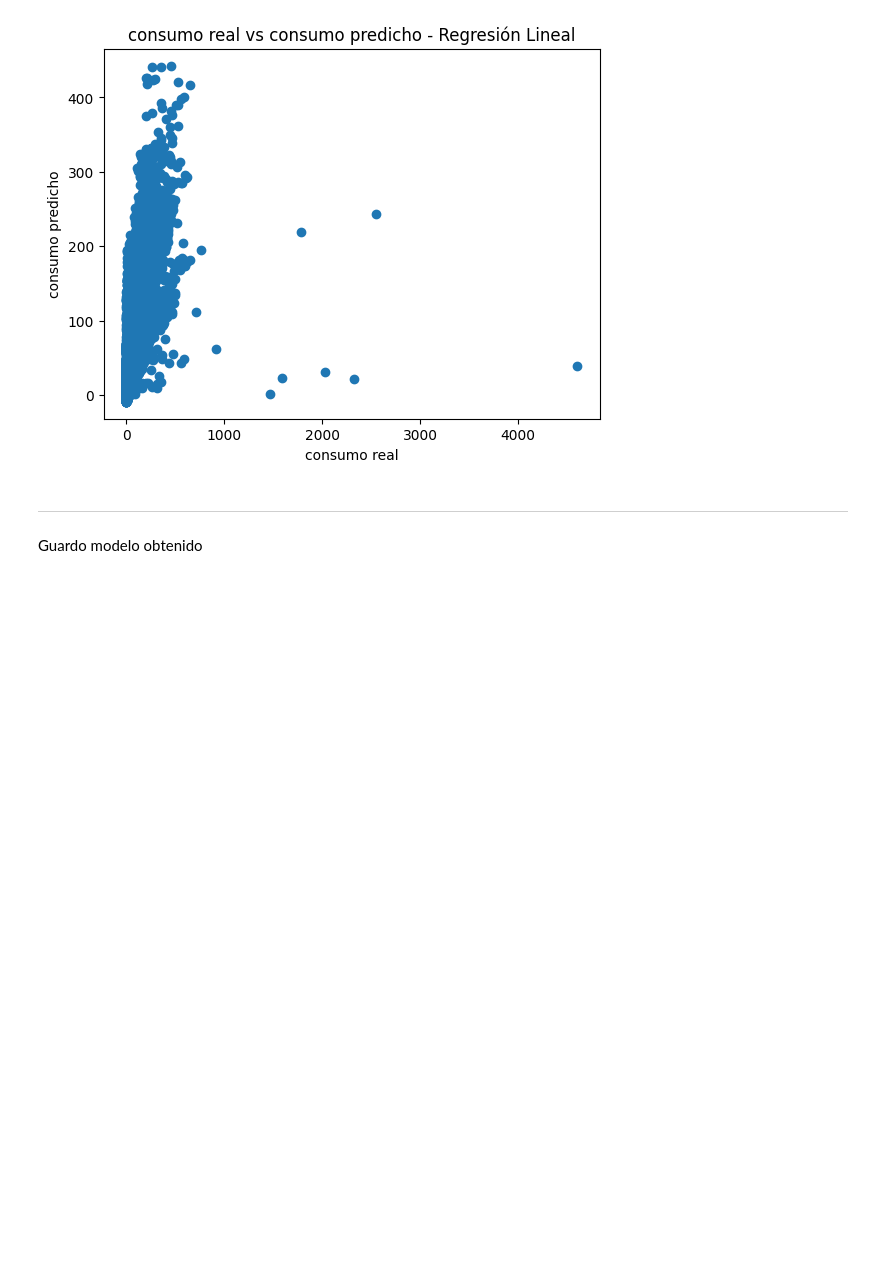
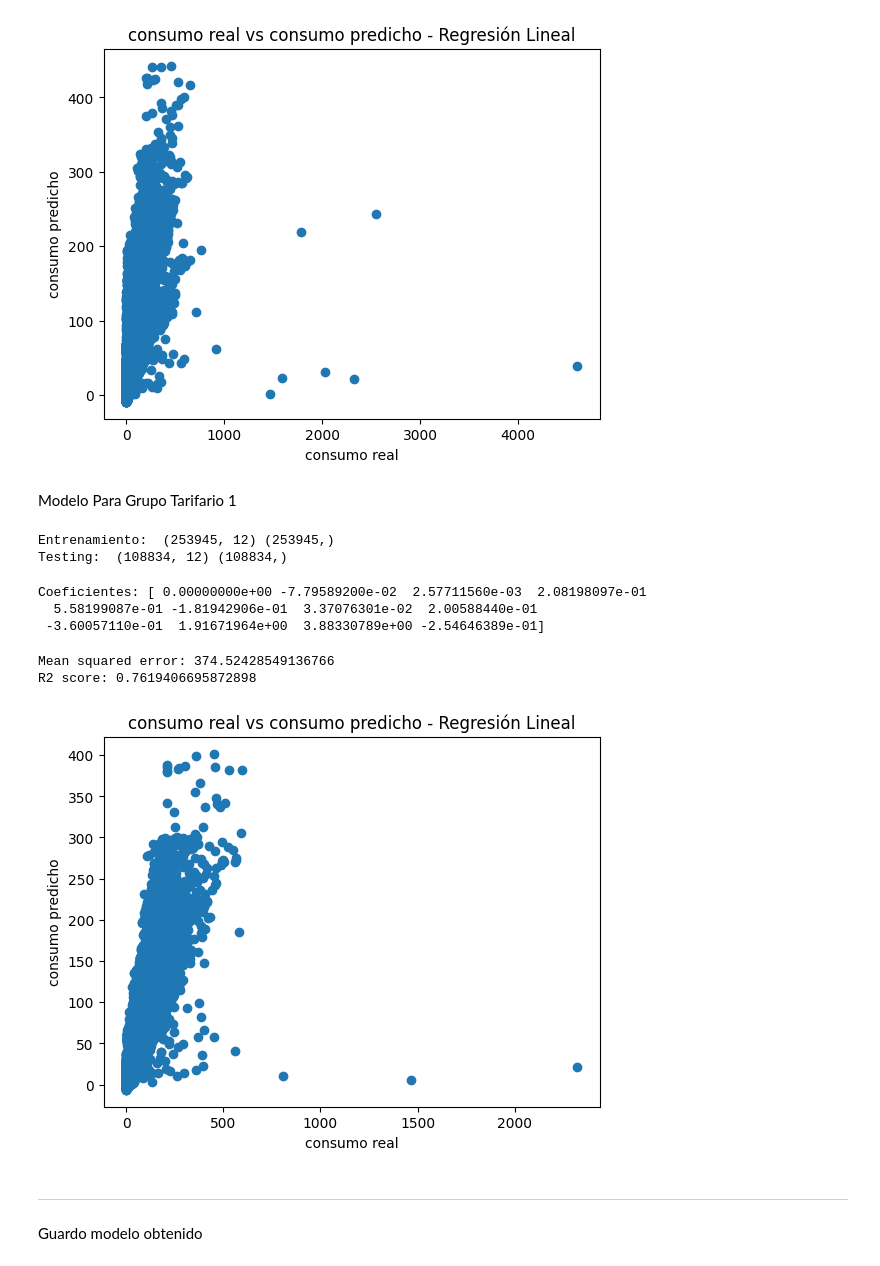
Before and after one commit to pasollipaula/DiplodatosMentoria, a Jupyter notebook: carga_datasets.ipynb, the cells around one changed output. Drawn from its saved outputs; the diff is of its cells as text; code cells hidden in the pictures; blank space fills up the shorter version.

Commit message:
Ensayo regresión lineal por grupo tarifario

```diff
--- a/carga_datasets.ipynb
+++ b/carga_datasets.ipynb
@@ -1107,6 +1107,58 @@ plt.title(target+' real vs '+target+' predicho - Regresión Lineal')
 plt.show()
 # %% [output]
 [figure]
+# %% [markdown]
+Modelo Para Grupo Tarifario 1
+# %%
+target = 'consumo'
+grupo_tarifario = 1 #privado
+
+modelo_grupal = modelo.loc[modelo['grupo_tarifario']==grupo_tarifario]
+
+x = modelo_grupal.drop(target, axis=1)
+x = x.drop(['TV','sea','distribuidor','subestacion','consumo_pico', 'consumo_valle', 'consumo_resto'], axis=1)
+y = modelo_grupal[target]
+
+x_train , x_test , y_train , y_test = train_test_split(x, y, test_size = 0.3, random_state=42)
+
+# División el dataset
+print('Entrenamiento: ', x_train.shape, y_train.shape,'\nTesting: ',x_test.shape, y_test.shape)
+# %% [output]
+Entrenamiento:  (253945, 12) (253945,)
+Testing:  (108834, 12) (108834,)
+# %%
+# Creación del modelo
+from sklearn import linear_model
+
+model = linear_model.LinearRegression()
+model.fit(x_train, y_train)
+
+y_pred = model.predict(x_test)
+
+print(f"Coeficientes: {model.coef_}")
+# %% [output]
+Coeficientes: [ 0.00000000e+00 -7.79589200e-02  2.57711560e-03  2.08198097e-01
+  5.58199087e-01 -1.81942906e-01  3.37076301e-02  2.00588440e-01
+ -3.60057110e-01  1.91671964e+00  3.88330789e+00 -2.54646389e-01]
+# %%
+# Evaluación del modelo
+m2e = mean_squared_error(y_test, y_pred)
+r2 = r2_score(y_test, y_pred)
+
+print(f"Mean squared error: {m2e}")
+print(f"R2 score: {r2}")
+# %% [output]
+Mean squared error: 374.52428549136766
+R2 score: 0.7619406695872898
+# %%
+# Graficamos los resultados
+plt.scatter(y_test, y_pred)
+plt.xlabel(target+' real')
+plt.ylabel(target+' predicho')
+plt.title(target+' real vs '+target+' predicho - Regresión Lineal')
+plt.show()
+# %% [output]
+[figure, added]
 # %% [markdown]
 ---
 
```
Also changed, not shown: parts of 1 cell of this notebook.
